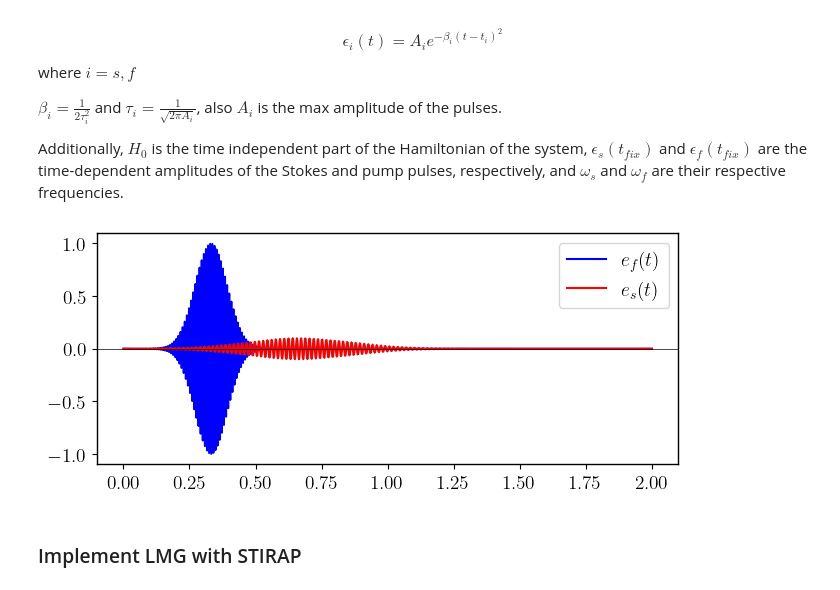
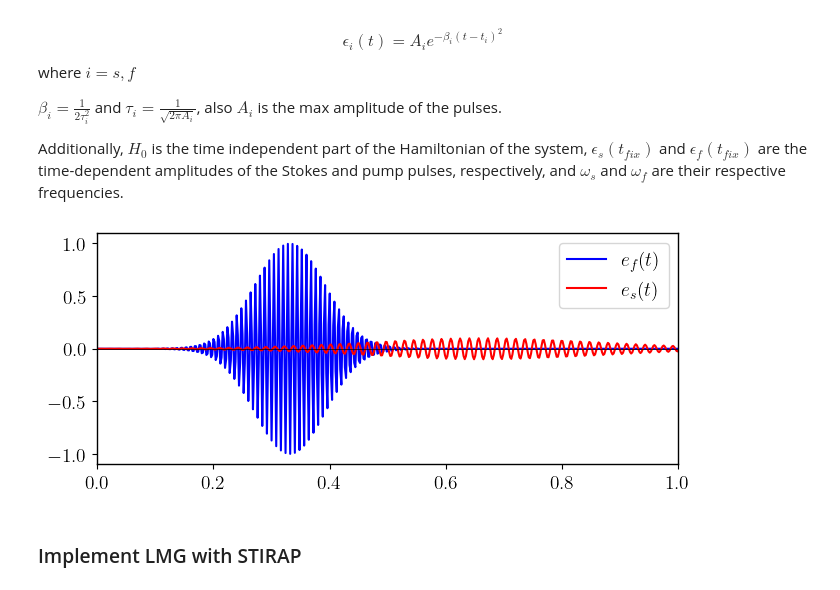
Before and after one commit to rahmahi/DMBL-Engine, a Jupyter notebook: code_STIRAP_DMBL_Engine/stirap_pulse.ipynb, the cells around one changed output. Cells and saved outputs as stored; diff of their text form; code cells hidden in the pictures.

```diff
--- a/code_STIRAP_DMBL_Engine/stirap_pulse.ipynb
+++ b/code_STIRAP_DMBL_Engine/stirap_pulse.ipynb
@@ -247,35 +250,35 @@ Af = 1 # max amplitude of the second signal
 
 tau_s = 1/np.sqrt(2 * np.pi * As)
 tau_f = 1/np.sqrt(2 * np.pi * Af)
 beta_s = 1.0/(2*tau_s **2)
 beta_f = 1.0/(2*tau_f **2)
 
 #frequencies of the two signals
 wf, ws = 2 * np.pi * 20, 2* np.pi * 10
 
 times = np.linspace(0, 4* np.pi, 1000)
 
 # Calculate the amplitudes for the two signals
 e1sin = []
 e2sin = []
 
 tfix = 0
 
 for i, t in enumerate(times):
     es, ef = amplitudes(t, beta_s, beta_f, As, Af, t_s, t_f)
     e1sin.append(es * np.sin(ws * t))
     e2sin.append(ef * np.sin(wf * t))
 
 
 plt.plot(times/(2* np.pi), e2sin, label=r"$e_f(t)$", color="blue")
 plt.plot(times/(2* np.pi), e1sin, label=r"$e_s(t)$", color="red")
 
 plt.axhline(0, color="black", lw=0.5)
-
+plt.xlim(0,1)
 plt.legend()
 plt.show()
 # %% [output]
-[figure, old version]
+[figure, new version]
 # %% [markdown]
 ### Implement LMG with STIRAP
 # %%
```
Also changed, not shown: parts of 2 cells of this notebook.
